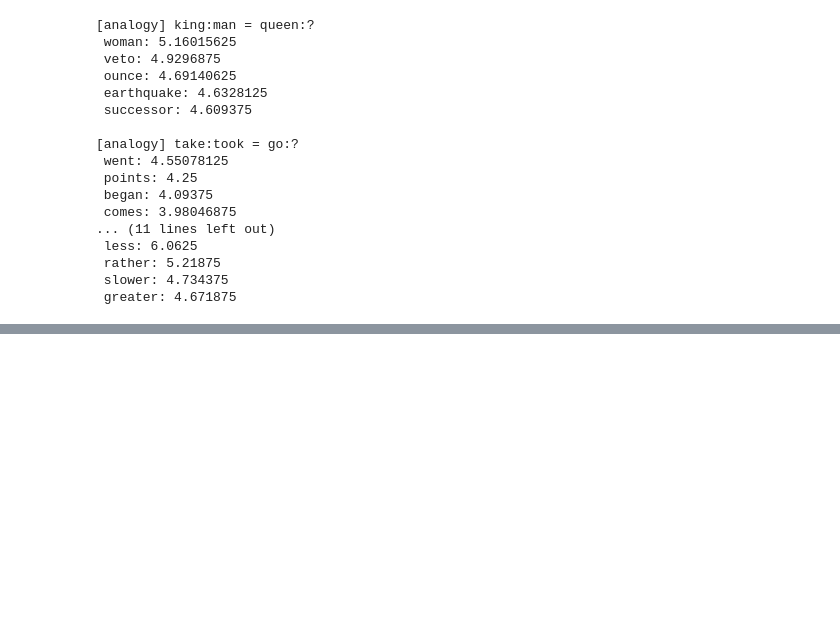
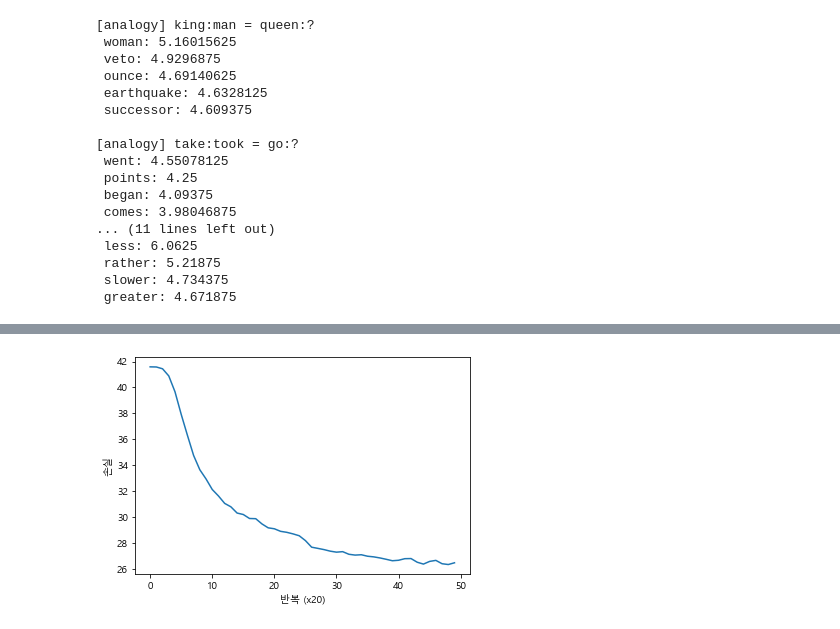
Before and after one commit to peterdesk/nlp1310, a Jupyter notebook: 05_Word2Vec/05_Word2Vec_성능개선판.ipynb, the cells around one changed output, grey strips where cells are left out. Saved outputs shown, nothing was run; the diff lists cells and outputs as text; code cells hidden in the pictures; blank space fills up the shorter version.

```diff
--- a/05_Word2Vec/05_Word2Vec_성능개선판.ipynb
+++ b/05_Word2Vec/05_Word2Vec_성능개선판.ipynb
@@ -284,0 +350,26 @@ analogy('good', 'better', 'bad',  word_to_id, id_to_word, word_vecs)
+# %%
+# PTB 데이터 중 일부만 사용시 :  50000 corpus
+corpus, word_to_id, id_to_word = ptb.load_data('train')
+
+corpus_size = 50000
+corpus = corpus[:corpus_size]
+
+vocab_size = int(max(corpus) + 1)  # 5276
+
+temp1,temp2 = {},{}
+for k in range(vocab_size):
+    word1= list(word_to_id.keys())[k]
+    id1 = list(word_to_id.values())[k]
+    temp1[word1] = id1
+
+    word2= list(id_to_word.keys())[k]
+    id2 = list(id_to_word.values())[k]
+    temp2[word2] = id2
+
+word_to_id = temp1
+id_to_word =temp2
+
+print(len(corpus))
+print(vocab_size)      # 5276
+print(len(word_to_id))
+print(len(id_to_word))
@@ -284,0 +381,6 @@ analogy('good', 'better', 'bad',  word_to_id, id_to_word, word_vecs)
+# %%
+contexts,target = create_contexts_target(corpus,window_size)
+# print(corpus[:100])
+print(contexts.shape,target.shape) #(49990, 10), (49990,)
+# print(contexts[:100])
+# print(target[:100])
@@ -284,0 +389,8 @@ analogy('good', 'better', 'bad',  word_to_id, id_to_word, word_vecs)
+# %%
+# 모델 생성
+model = SkipGram(vocab_size, hidden_size, window_size, corpus)
+optimizer = Adam()
+trainer = Trainer(model,optimizer)
+
+# 학습 : 50000개 일때 약  분 소요
+trainer.fit(contexts, target, max_epoch, batch_size)
@@ -284,0 +415,4 @@ analogy('good', 'better', 'bad',  word_to_id, id_to_word, word_vecs)
+# %%
+trainer.plot()
+# %% [output]
+[figure, added]
```
Also changed, not shown: parts of 14 cells of this notebook.
